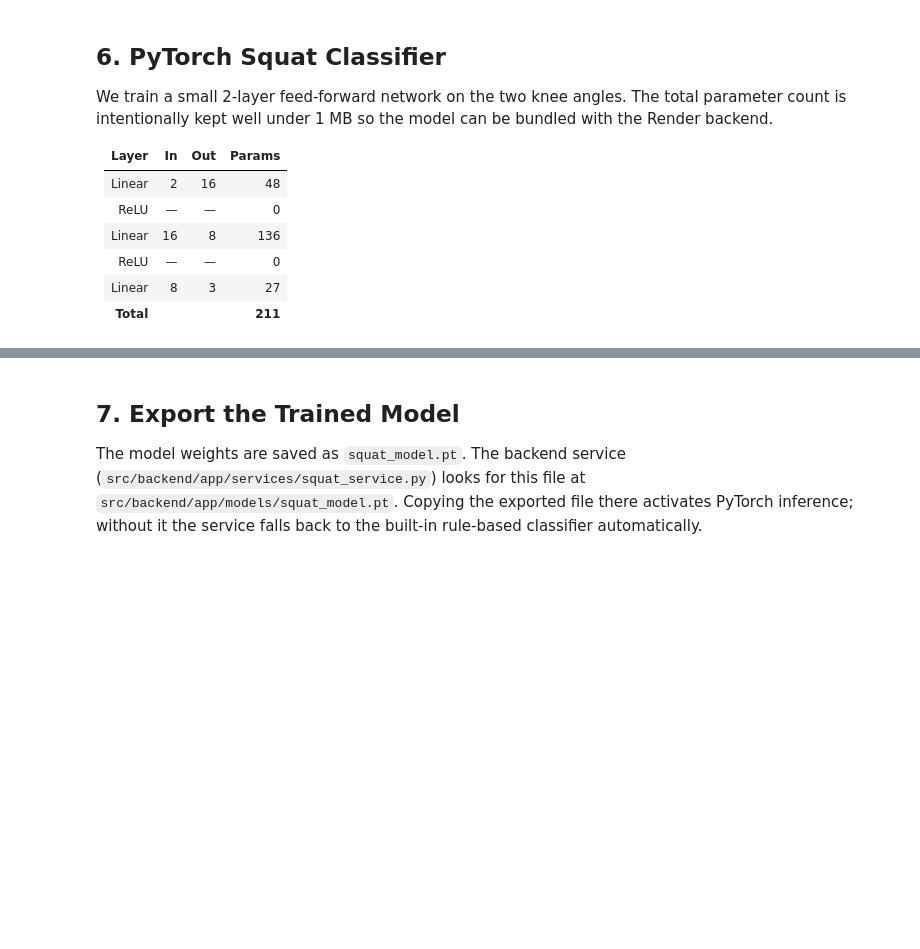
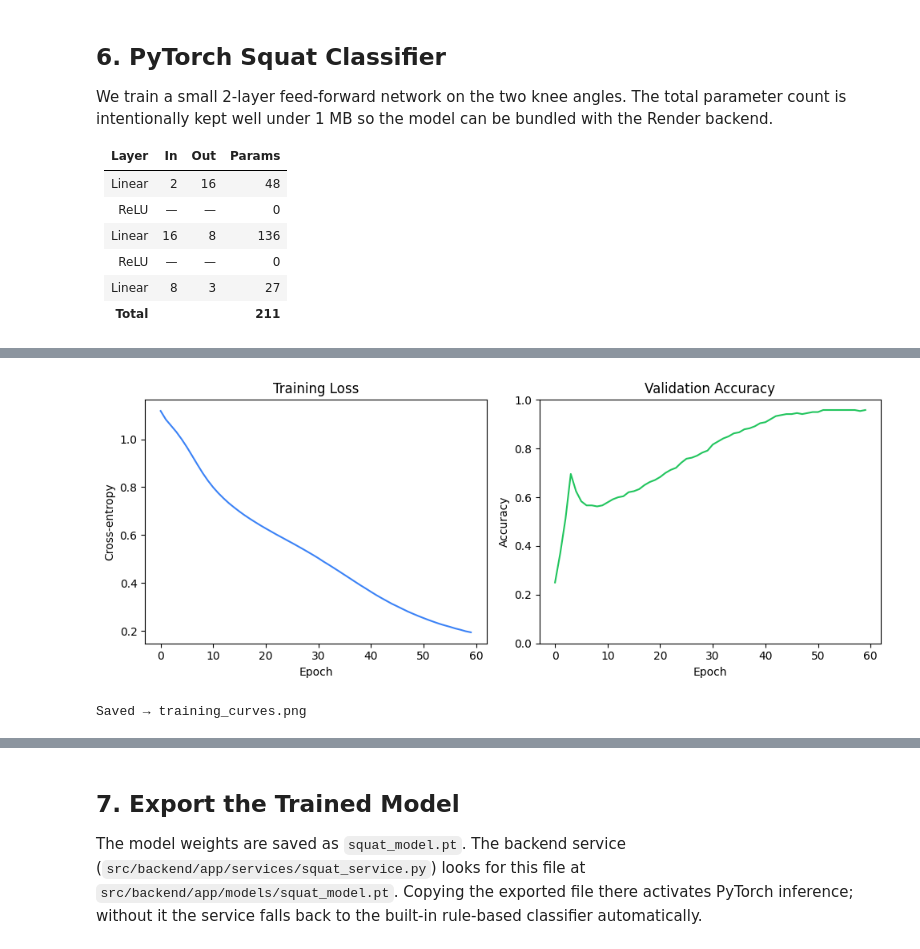
Before and after one commit to sb224sc-HT22-VT27/4dt907, a Jupyter notebook: src/ml-research/a8/report.ipynb, the cells around one changed output, grey strips where cells are left out. Cells and saved outputs as stored; diff of their text form; code cells hidden in the pictures; blank space fills up the shorter version.

```diff
--- a/src/ml-research/a8/report.ipynb
+++ b/src/ml-research/a8/report.ipynb
@@ -308,7 +357,9 @@ be bundled with the Render backend.
 # %%
 if not TORCH_AVAILABLE:
     print("Skipping model training — PyTorch is not installed.")
-    print("Install with:  pip install torch --index-url https://download.pytorch.org/whl/cpu")
+    print(
+        "Install with:  pip install torch --index-url https://download.pytorch.org/whl/cpu"
+    )
 else:
     # ── Build feature matrix (left_angle, right_angle) ──────────────────────
     X_list, y_list = [], []
@@ -330,9 +381,9 @@ else:
     X_tr, X_val = X_norm[:split], X_norm[split:]
     y_tr, y_val = y[:split], y[split:]
 
-    ds_tr  = TensorDataset(torch.from_numpy(X_tr), torch.from_numpy(y_tr))
+    ds_tr = TensorDataset(torch.from_numpy(X_tr), torch.from_numpy(y_tr))
     ds_val = TensorDataset(torch.from_numpy(X_val), torch.from_numpy(y_val))
-    dl_tr  = DataLoader(ds_tr, batch_size=64, shuffle=True)
+    dl_tr = DataLoader(ds_tr, batch_size=64, shuffle=True)
     dl_val = DataLoader(ds_val, batch_size=256)
 
     print(f"Train: {len(ds_tr):4d} samples   Val: {len(ds_val):4d} samples")
@@ -340,12 +394,16 @@ else:
 # %%
 if TORCH_AVAILABLE:
+
     class SquatNet(nn.Module):
         """Tiny feed-forward network: 2 → 16 → 8 → 3."""
+
         def __init__(self):
             super().__init__()
             self.fc = nn.Sequential(
-                nn.Linear(2, 16), nn.ReLU(),
-                nn.Linear(16, 8), nn.ReLU(),
+                nn.Linear(2, 16),
+                nn.ReLU(),
+                nn.Linear(16, 8),
+                nn.ReLU(),
                 nn.Linear(8, 3),
             )
 
@@ -355,7 +413,7 @@ if TORCH_AVAILABLE:
     model = SquatNet()
 
     total_params = sum(p.numel() for p in model.parameters())
-    model_bytes  = sum(p.numel() * p.element_size() for p in model.parameters())
+    model_bytes = sum(p.numel() * p.element_size() for p in model.parameters())
     print(f"Parameters: {total_params}   Model size: {model_bytes / 1024:.2f} KB")
 
     criterion = nn.CrossEntropyLoss()
@@ -385,6 +443,8 @@ if TORCH_AVAILABLE:
         val_accs.append(correct / len(ds_val))
 
         if epoch % 10 == 0:
-            print(f"Epoch {epoch:3d}  loss {tr_losses[-1]:.4f}  val_acc {val_accs[-1]:.4f}")
+            print(
+                f"Epoch {epoch:3d}  loss {tr_losses[-1]:.4f}  val_acc {val_accs[-1]:.4f}"
+            )
 
     print(f"\nFinal validation accuracy: {val_accs[-1]:.4f}")
@@ -391,20 +461,25 @@ if TORCH_AVAILABLE:
 # %%
 if TORCH_AVAILABLE:
     fig, (ax1, ax2) = plt.subplots(1, 2, figsize=(10, 4))
 
     ax1.plot(tr_losses, color="#3b82f6")
     ax1.set_title("Training Loss")
-    ax1.set_xlabel("Epoch"); ax1.set_ylabel("Cross-entropy")
+    ax1.set_xlabel("Epoch")
+    ax1.set_ylabel("Cross-entropy")
 
     ax2.plot(val_accs, color="#22c55e")
     ax2.set_title("Validation Accuracy")
-    ax2.set_xlabel("Epoch"); ax2.set_ylabel("Accuracy")
+    ax2.set_xlabel("Epoch")
+    ax2.set_ylabel("Accuracy")
     ax2.set_ylim(0, 1)
 
     plt.tight_layout()
     plt.savefig(OUTPUT_DIR / "training_curves.png", dpi=100)
     plt.show()
     print("Saved → training_curves.png")
+# %% [output]
+[figure, added]
+Saved → training_curves.png
 # %%
 if TORCH_AVAILABLE:
     from collections import Counter
```
Also changed, not shown: parts of 9 cells of this notebook, 2 other files.
